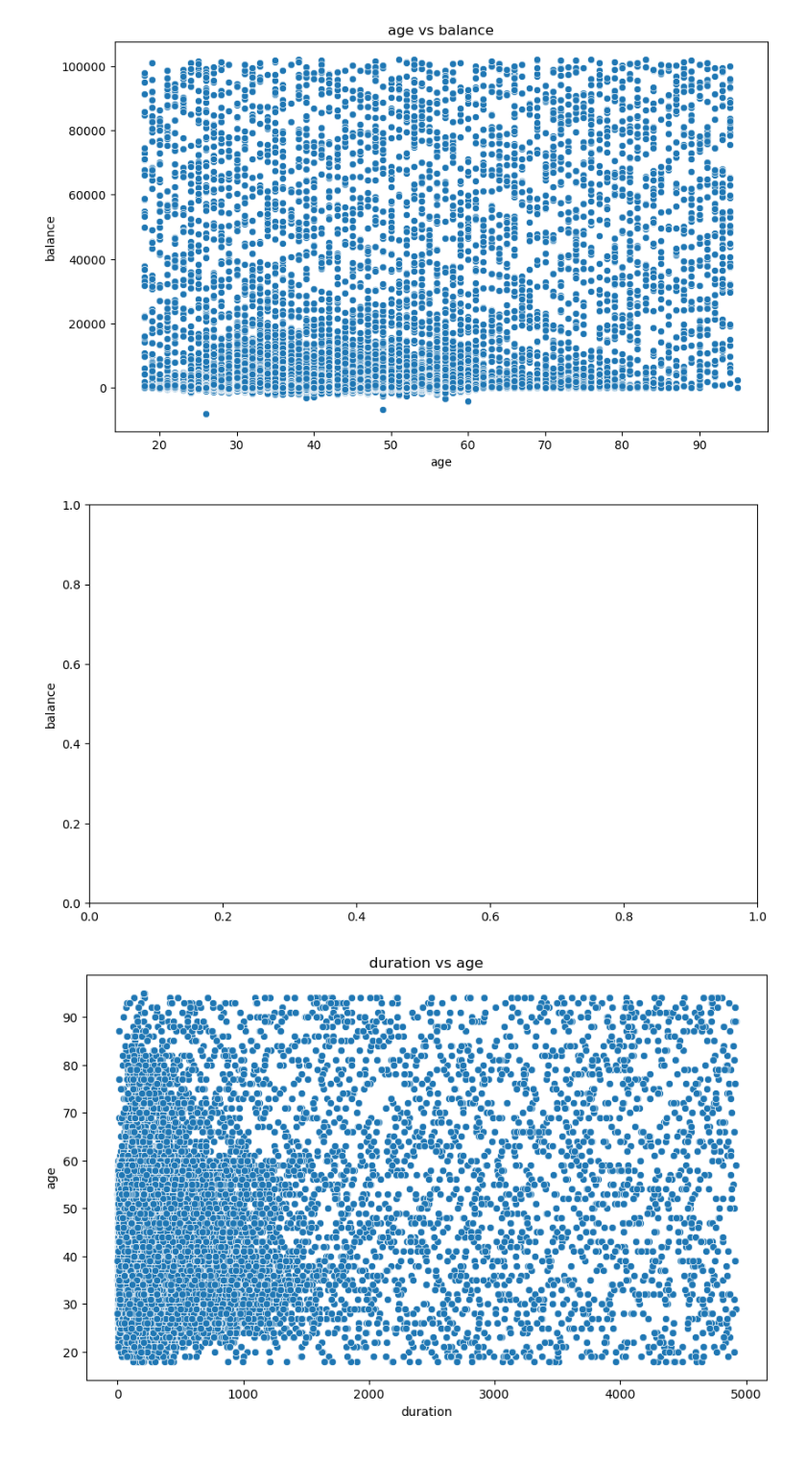
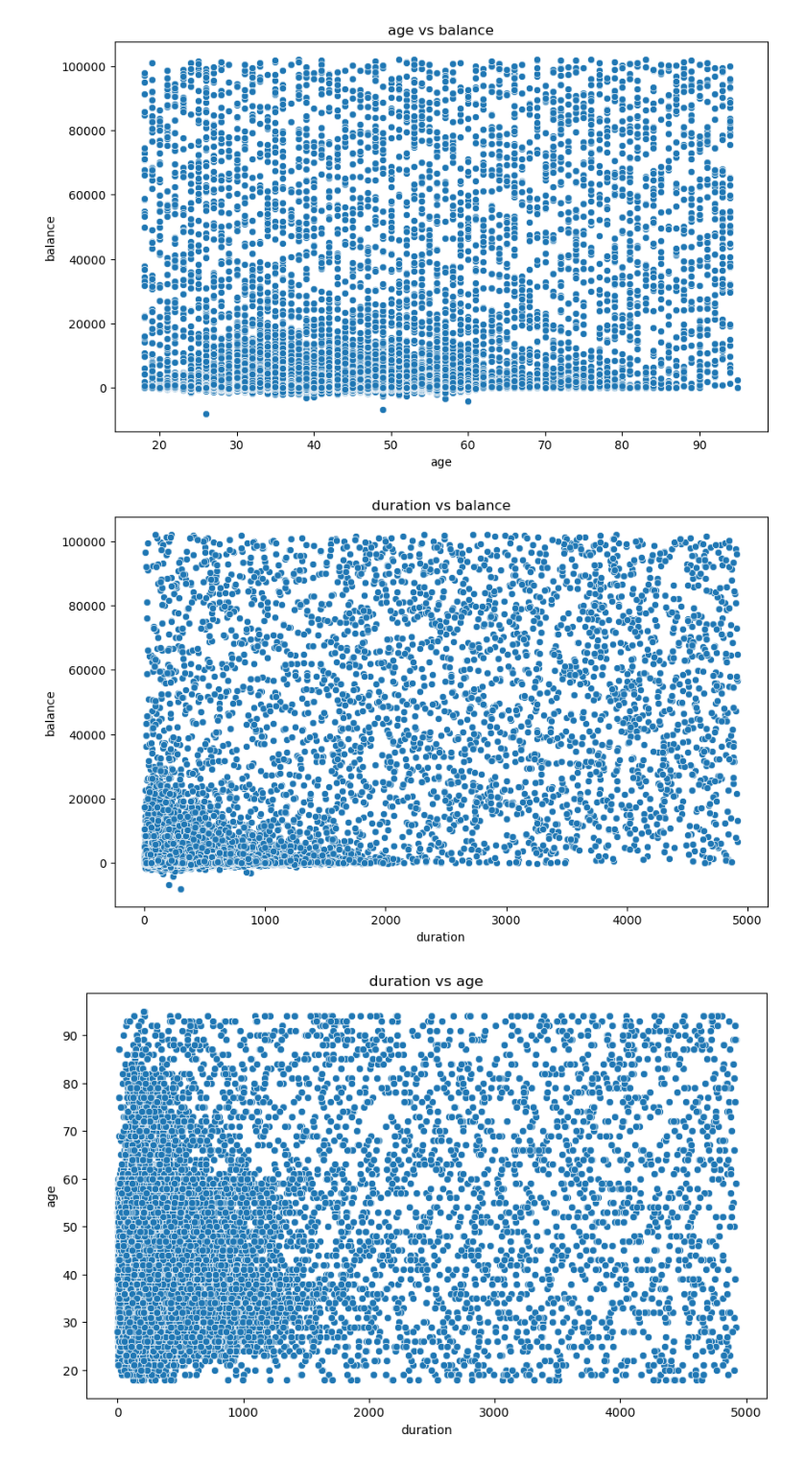
Before and after one commit to rzeta-10/TeleCallPredictor, a Jupyter notebook: EDA.ipynb, the cells around one changed output. Shown at 96% size. Saved outputs shown, nothing was run; the diff lists cells and outputs as text; code cells hidden in the pictures.

```diff
--- a/EDA.ipynb
+++ b/EDA.ipynb
@@ -153,10 +163,13 @@ plt.show()
 [figure]
 # %%
 plt.figure(figsize=(10, 6))
+sns.scatterplot(x='duration', y='balance',data=df)
+plt.title(f"duration vs balance")
+plt.xlabel('duration')
 plt.ylabel('balance')
 plt.show()
 # %% [output]
-[figure, old version]
+[figure, new version]
 # %%
 plt.figure(figsize=(10, 6))
 sns.scatterplot(x='duration', y='age', data=df)
```
Also changed, not shown: parts of 14 cells of this notebook, 1 other file.
